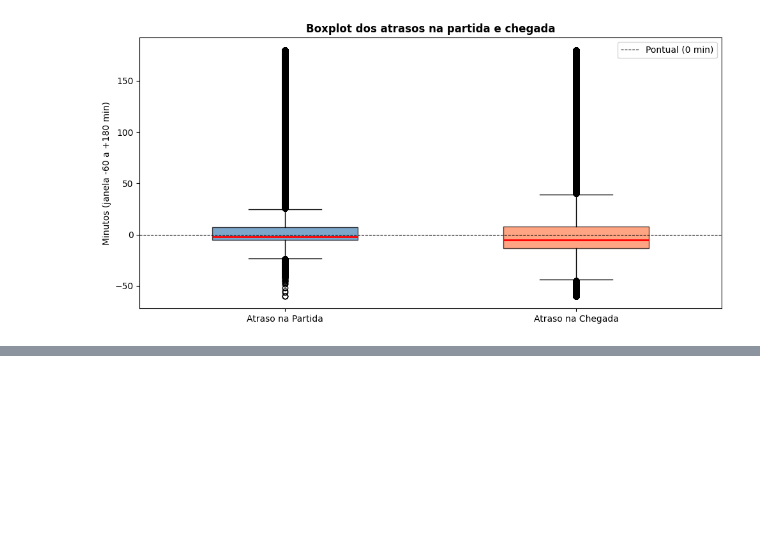
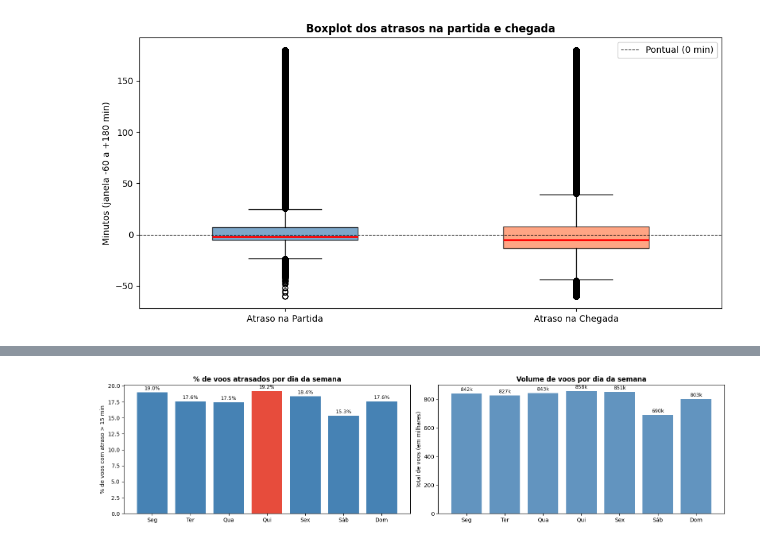
Before and after one commit to gustavo-leandro/MLEnginnering_techChallenge_3, a Jupyter notebook: 01_EDA.ipynb, the cells around one changed output, grey strips where cells are left out. Saved outputs shown, nothing was run; the diff lists cells and outputs as text; code cells hidden in the pictures; blank space fills up the shorter version.

```diff
--- a/01_EDA.ipynb
+++ b/01_EDA.ipynb
@@ -590,0 +388,32 @@ plt.show()
+# %%
+# % de voos atrasados por dia da semana
+dow_names = ['Seg','Ter','Qua','Qui','Sex','Sáb','Dom']
+dow = (
+    completed
+    .groupby('DAY_OF_WEEK')['ARRIVAL_DELAY']
+    .agg(pct_delayed=lambda x: (x > 15).mean() * 100, total_voos='count')
+)
+
+fig, axes = plt.subplots(1, 2, figsize=(16, 4))
+
+ax = axes[0]
+bars = ax.bar(dow.index, dow['pct_delayed'],
+              color=['#e74c3c' if v == dow['pct_delayed'].max() else 'steelblue' for v in dow['pct_delayed']])
+ax.bar_label(bars, fmt='%.1f%%', padding=2, fontsize=9)
+ax.set_xticks(range(1, 8))
+ax.set_xticklabels(dow_names)
+ax.set_ylabel('% de voos com atraso > 15 min')
+ax.set_title('% de voos atrasados por dia da semana', fontweight='bold')
+
+ax = axes[1]
+bars = ax.bar(dow.index, dow['total_voos'] / 1000, color='steelblue', alpha=0.85)
+ax.bar_label(bars, fmt='%.0fk', padding=2, fontsize=9)
+ax.set_xticks(range(1, 8))
+ax.set_xticklabels(dow_names)
+ax.set_ylabel('Total de voos (em milhares)')
+ax.set_title('Volume de voos por dia da semana', fontweight='bold')
+
+plt.tight_layout()
+plt.show()
+# %% [output]
+[figure, added]
```
Also changed, not shown: parts of 51 cells of this notebook, 1 other file.
